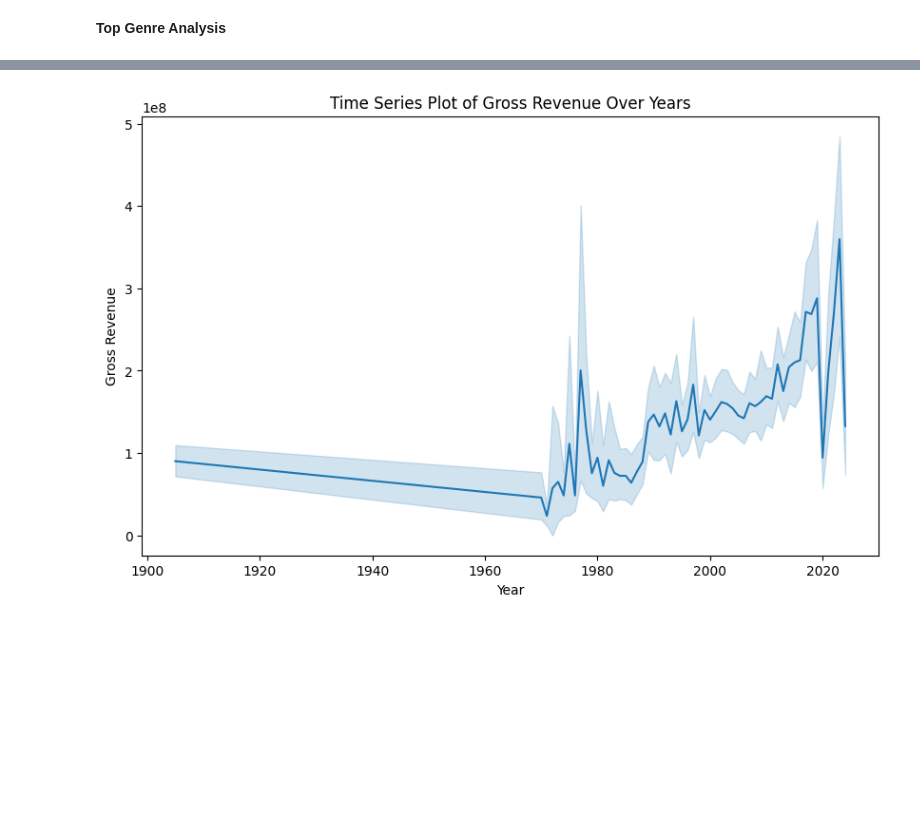
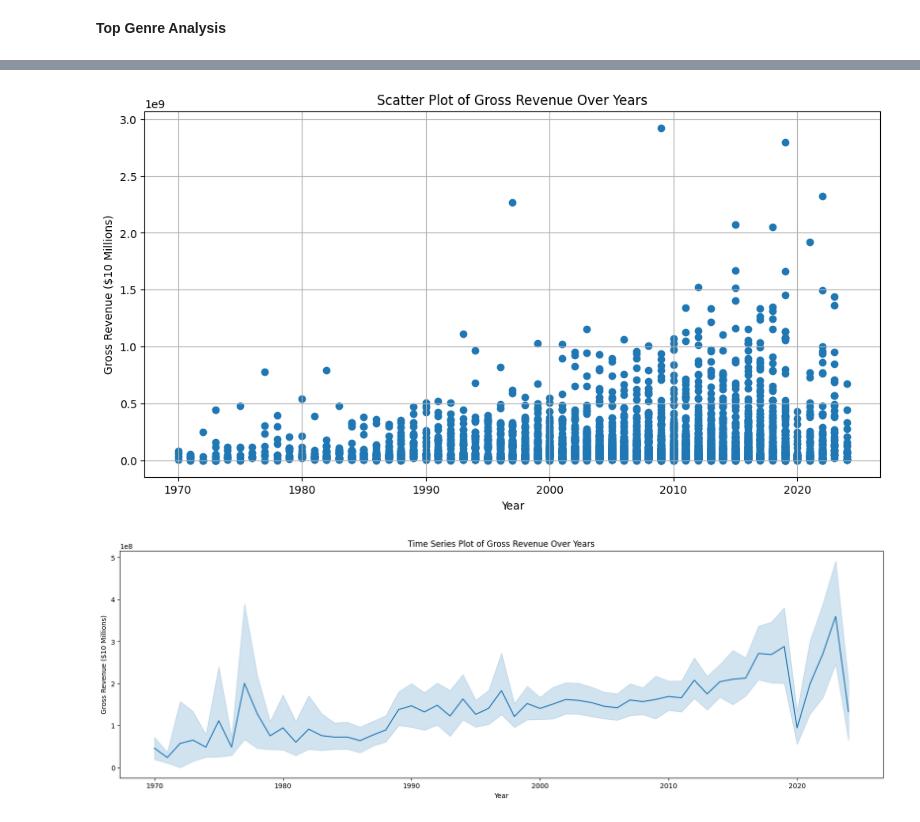
Before and after one commit to AndrewPiasecki/PythonFinalProject, a Jupyter notebook: Final_Project.ipynb, the cells around one changed output, grey strips where cells are left out. Cells and saved outputs as stored; diff of their text form; code cells hidden in the pictures; blank space fills up the shorter version.

```diff
--- a/Final_Project.ipynb
+++ b/Final_Project.ipynb
@@ -90,3 +90,5 @@ df.head()
 # %%
 df['releaseDate'] = pd.to_datetime(df['releaseDate'])
 df['year'] = df['releaseDate'].dt.year
+# %%
+df = df[df['releaseDate'].dt.year != 1905]
@@ -357,12 +372,22 @@ plt.show()
+# %%
+plt.figure(figsize=(12, 6))  # Adjusted figsize for better visualization
+plt.scatter(x=df['year'], y=df['gross'])  # Removed unnecessary data argument
+plt.title('Scatter Plot of Gross Revenue Over Years')  # Adjusted title
+plt.xlabel('Year')
+plt.ylabel('Gross Revenue ($10 Millions)')
+plt.grid(True)  # Adding grid for better readability
+plt.show()
+# %% [output]
+[figure, added]
 # %%
-plt.figure(figsize=(10, 6))
-sns.lineplot(x='year', y='gross', data=df)
+plt.figure(figsize=(20, 6))
+sns.lineplot(x=df['year'], y=df['gross'], data=df)
 plt.title('Time Series Plot of Gross Revenue Over Years')
 plt.xlabel('Year')
-plt.ylabel('Gross Revenue')
+plt.ylabel('Gross Revenue ($10 Millions)')
 plt.show()
 # %% [output]
-[figure, old version]
+[figure, new version]
 # %%
 plt.figure(figsize=(10, 6))
 sns.histplot(df['runtimeMinutes'], bins=10, kde=True)
```
Also changed, not shown: parts of 18 cells of this notebook.
